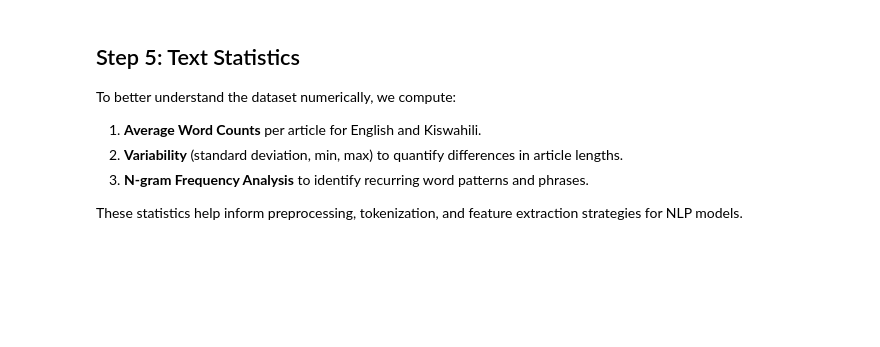
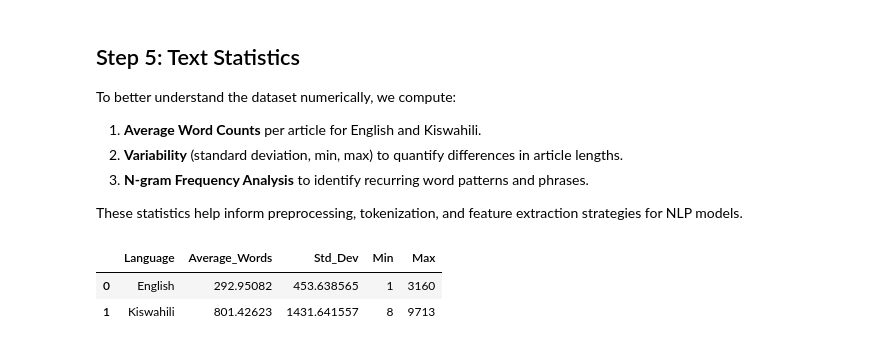
Before and after one commit to OndiekiFrank/kenya-constitution-ai-agent, a Jupyter notebook: Notebooks/kenya_constitution_ai_agent.ipynb, the cells around one changed output. Drawn from its saved outputs; the diff is of its cells as text; code cells hidden in the pictures; blank space fills up the shorter version.

Commit message:
add statistics for english and kiswahili words.

```diff
--- a/Notebooks/kenya_constitution_ai_agent.ipynb
+++ b/Notebooks/kenya_constitution_ai_agent.ipynb
@@ -703,3 +703,20 @@ To better understand the dataset numerically, we compute:
 3. **N-gram Frequency Analysis** to identify recurring word patterns and phrases.
 
 These statistics help inform preprocessing, tokenization, and feature extraction strategies for NLP models.
+# %%
+from collections import Counter
+from sklearn.feature_extraction.text import ENGLISH_STOP_WORDS
+
+# 1. Average, min, max, and standard deviation
+stats = pd.DataFrame({
+    'Language': ['English', 'Kiswahili'],
+    'Average_Words': [data['Length_English'].mean(), data['Length_Kiswahili'].mean()],
+    'Std_Dev': [data['Length_English'].std(), data['Length_Kiswahili'].std()],
+    'Min': [data['Length_English'].min(), data['Length_Kiswahili'].min()],
+    'Max': [data['Length_English'].max(), data['Length_Kiswahili'].max()]
+})
+stats
+# %% [output]
+|  | Language | Average_Words | Std_Dev | Min | Max |
+| 0 | English | 292.95082 | 453.638565 | 1 | 3160 |
+| 1 | Kiswahili | 801.42623 | 1431.641557 | 8 | 9713 |
```
